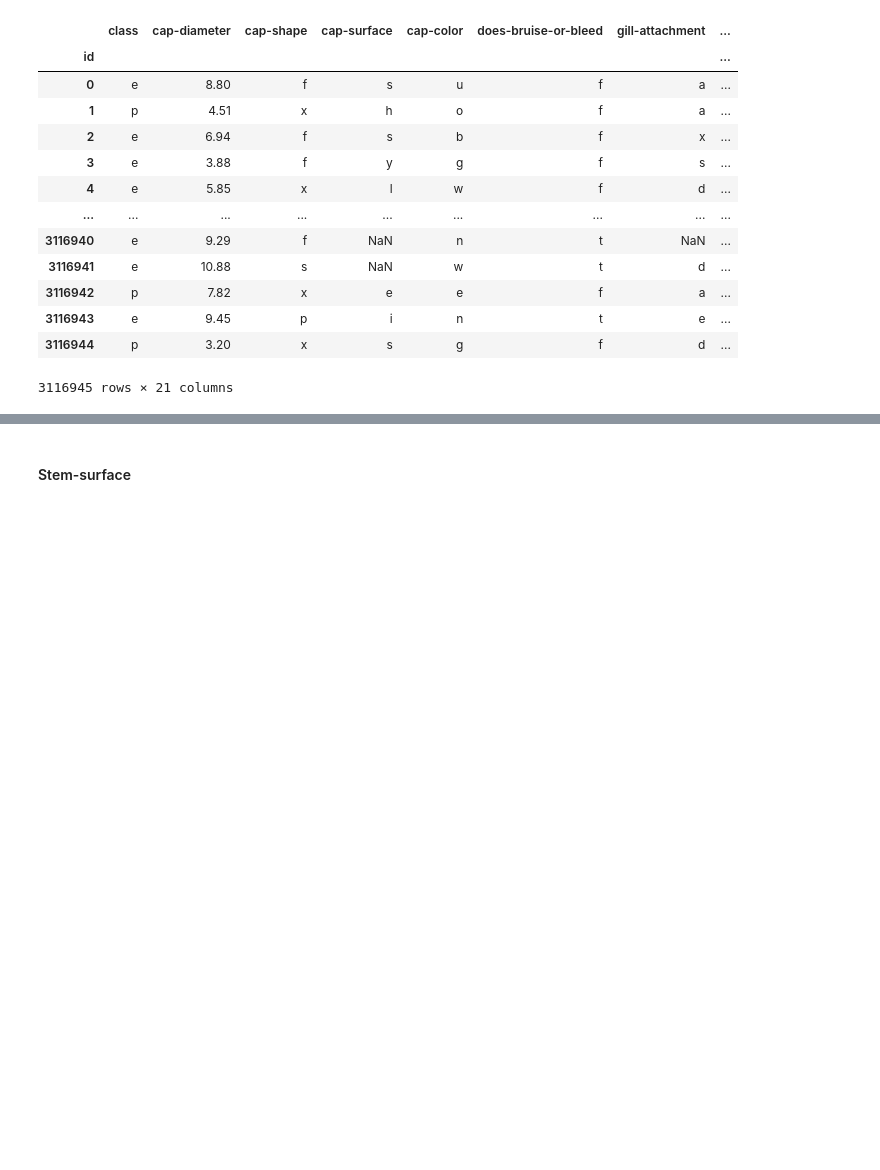
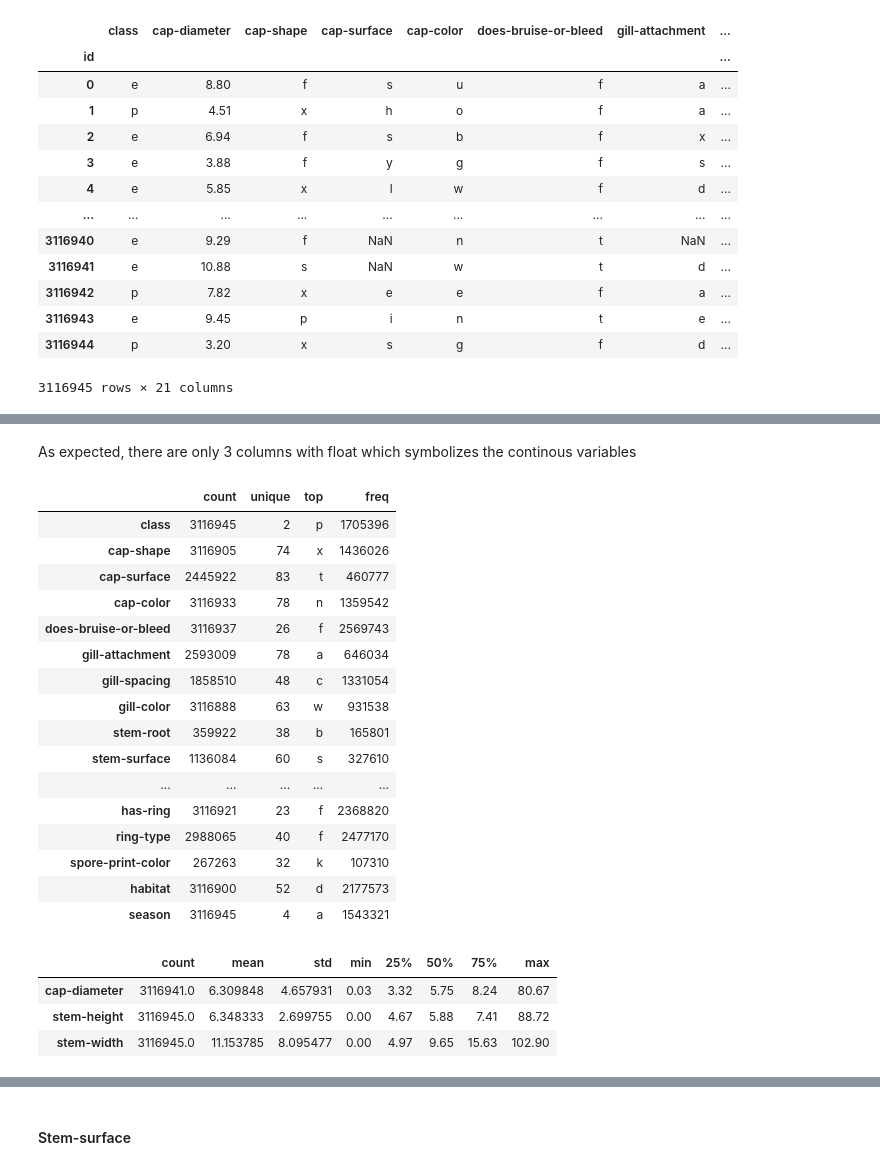
Before and after one commit to rubanzasilva/poisonous_mushrooms_classification, a Jupyter notebook: fastai_gradient_boosting.ipynb, the cells around one changed output, grey strips where cells are left out. Cells and saved outputs as stored; diff of their text form; code cells hidden in the pictures; blank space fills up the shorter version.

```diff
--- a/fastai_gradient_boosting.ipynb
+++ b/fastai_gradient_boosting.ipynb
@@ -270,0 +288,29 @@ Confirm descriptions same as secondary
+# %% [markdown]
+As expected, there are only 3 columns with float which symbolizes the continous variables
+# %%
+train_df.describe(include=[object]).T
+# %% [output]
+|  | count | unique | top | freq |
+| class | 3116945 | 2 | p | 1705396 |
+| cap-shape | 3116905 | 74 | x | 1436026 |
+| cap-surface | 2445922 | 83 | t | 460777 |
+| cap-color | 3116933 | 78 | n | 1359542 |
+| does-bruise-or-bleed | 3116937 | 26 | f | 2569743 |
+| gill-attachment | 2593009 | 78 | a | 646034 |
+| gill-spacing | 1858510 | 48 | c | 1331054 |
+| gill-color | 3116888 | 63 | w | 931538 |
+| stem-root | 359922 | 38 | b | 165801 |
+| stem-surface | 1136084 | 60 | s | 327610 |
+| ... | ... | ... | ... | ... |
+| has-ring | 3116921 | 23 | f | 2368820 |
+| ring-type | 2988065 | 40 | f | 2477170 |
+| spore-print-color | 267263 | 32 | k | 107310 |
+| habitat | 3116900 | 52 | d | 2177573 |
+| season | 3116945 | 4 | a | 1543321 |
+# %%
+train_df.describe().T
+# %% [output]
+|  | count | mean | std | min | 25% | 50% | 75% | max |
+| cap-diameter | 3116941.0 | 6.309848 | 4.657931 | 0.03 | 3.32 | 5.75 | 8.24 | 80.67 |
+| stem-height | 3116945.0 | 6.348333 | 2.699755 | 0.00 | 4.67 | 5.88 | 7.41 | 88.72 |
+| stem-width | 3116945.0 | 11.153785 | 8.095477 | 0.00 | 4.97 | 9.65 | 15.63 | 102.90 |
```
Also changed, not shown: parts of 25 cells of this notebook.
